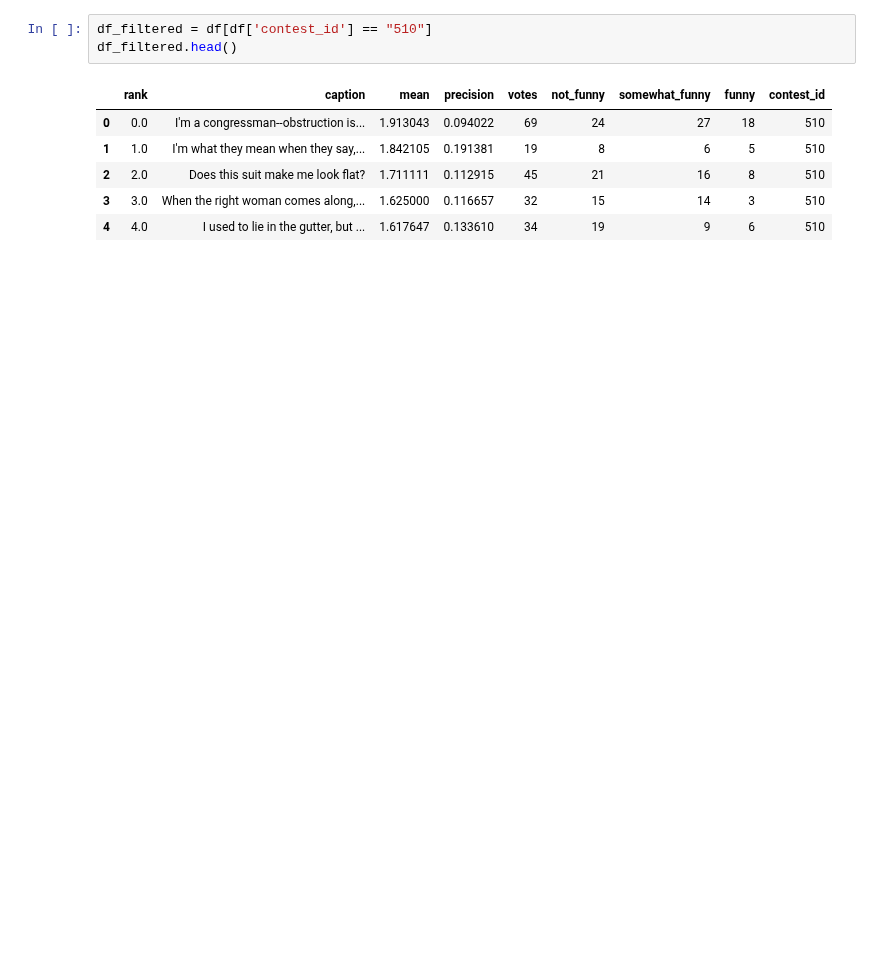
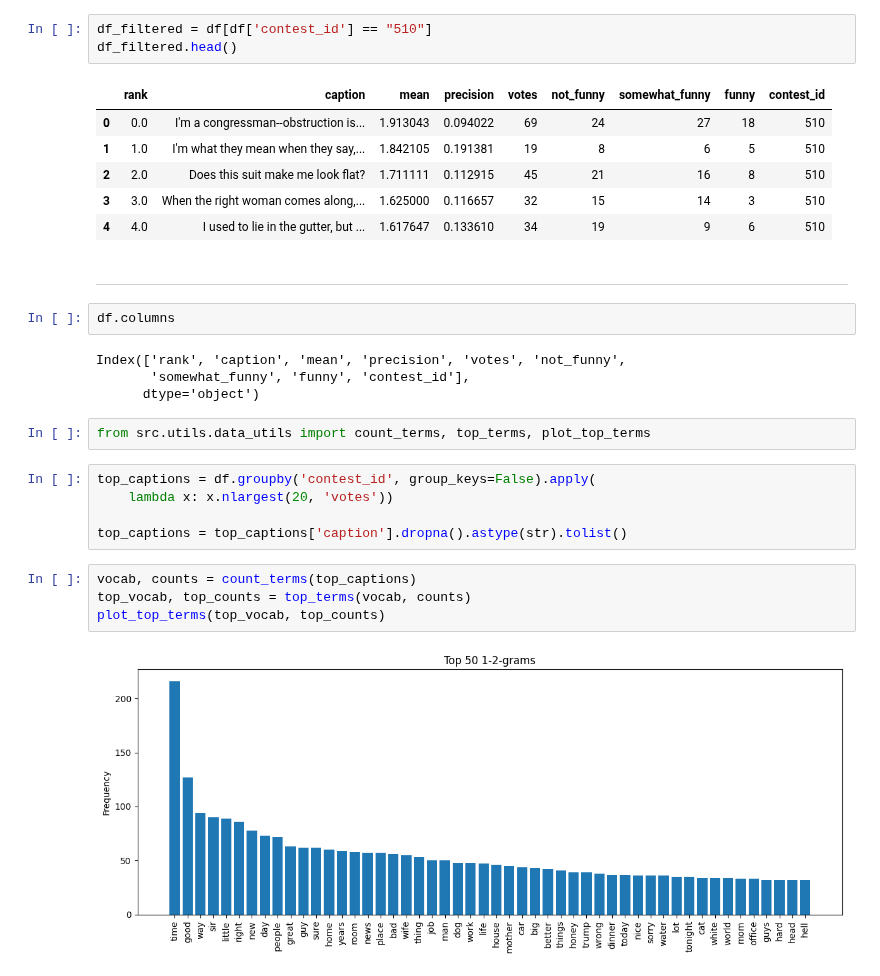
Before and after one commit to epfl-ada/ada-2025-project-data_dinosaur, a Jupyter notebook: load_csv.ipynb, the cells around one changed output. Saved outputs shown, nothing was run; the diff lists cells and outputs as text; blank space fills up the shorter version.

```diff
--- a/load_csv.ipynb
+++ b/load_csv.ipynb
@@ -193,3 +207,24 @@ df_filtered.head()
 | 2 | 2.0 | Does this suit make me look flat? | 1.711111 | 0.112915 | 45 | 21 | 16 | 8 | 510 |
 | 3 | 3.0 | When the right woman comes along,... | 1.625000 | 0.116657 | 32 | 15 | 14 | 3 | 510 |
 | 4 | 4.0 | I used to lie in the gutter, but ... | 1.617647 | 0.133610 | 34 | 19 | 9 | 6 | 510 |
+# %% [markdown]
+-----------------------------------------
+# %%
+df.columns
+# %% [output]
+Index(['rank', 'caption', 'mean', 'precision', 'votes', 'not_funny',
+       'somewhat_funny', 'funny', 'contest_id'],
+      dtype='object')
+# %%
+from src.utils.data_utils import count_terms, top_terms, plot_top_terms
+# %%
+top_captions = df.groupby('contest_id', group_keys=False).apply(
+    lambda x: x.nlargest(20, 'votes'))
+
+top_captions = top_captions['caption'].dropna().astype(str).tolist()
+# %%
+vocab, counts = count_terms(top_captions)
+top_vocab, top_counts = top_terms(vocab, counts)
+plot_top_terms(top_vocab, top_counts)
+# %% [output]
+[figure, added]
```
Also changed, not shown: parts of 9 cells of this notebook, 5 other files.
